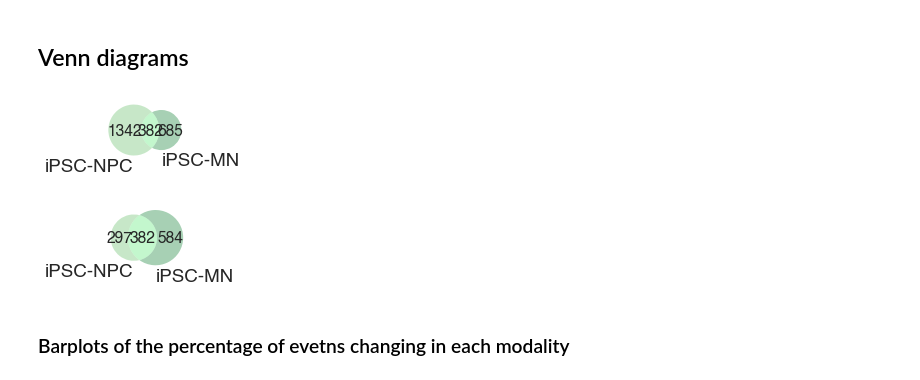
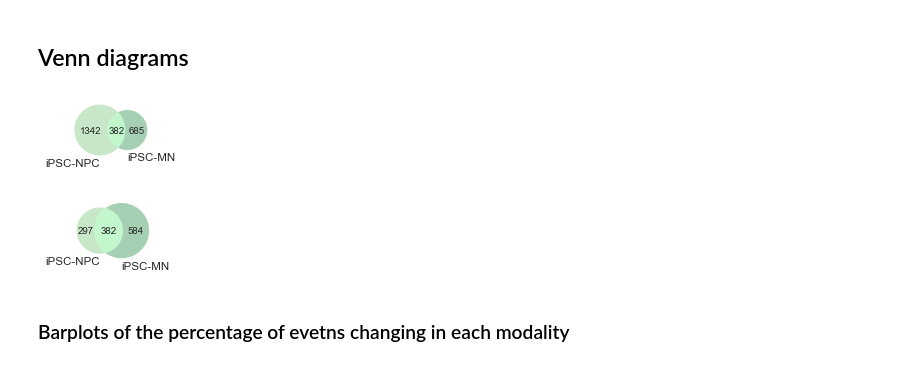
Before and after one commit to YeoLab/singlecell_pnm, a Jupyter notebook: 5._Figure_5/5.00_Figure_5A_modality_transitions_heatmaps_barplots.ipynb, the cells around one changed output. Cells and saved outputs as stored; diff of their text form; code cells hidden in the pictures.

```diff
--- a/5._Figure_5/5.00_Figure_5A_modality_transitions_heatmaps_barplots.ipynb
+++ b/5._Figure_5/5.00_Figure_5A_modality_transitions_heatmaps_barplots.ipynb
@@ -229,14 +229,15 @@ for transition, foreground_events in changing_events_unique_to_transition.items(
 ## Venn diagrams
 # %%
 import matplotlib_venn
+sns.set(context='paper', style='ticks')
 
 fig, ax = plt.subplots(figsize=(1.5, 1.5))
 
 matplotlib_venn.venn2((ipsc_npc_changing_events, ipsc_mn_changing_events),
                       set_labels=['iPSC-NPC', 'iPSC-MN'], set_colors=study.phenotype_color_ordered[1:])
 fig.savefig('{}/changing_events_venn.pdf'.format(folder))
 # %% [output]
-[figure, old version]
+[figure, new version]
 # %%
 import matplotlib_venn
 
@@ -246,7 +247,7 @@ matplotlib_venn.venn2((ipsc_npc_changing_events_detected_in_all, ipsc_mn_changin
                       set_labels=['iPSC-NPC', 'iPSC-MN'], set_colors=study.phenotype_color_ordered[1:])
 fig.savefig('{}/changing_events_venn_detected_in_all.pdf'.format(folder))
 # %% [output]
-[figure, old version]
+[figure, new version]
 # %% [markdown]
 ### Barplots of the percentage of evetns changing in each modality
 # %%
```
Also changed, not shown: parts of 3 cells of this notebook, 6 other files.
